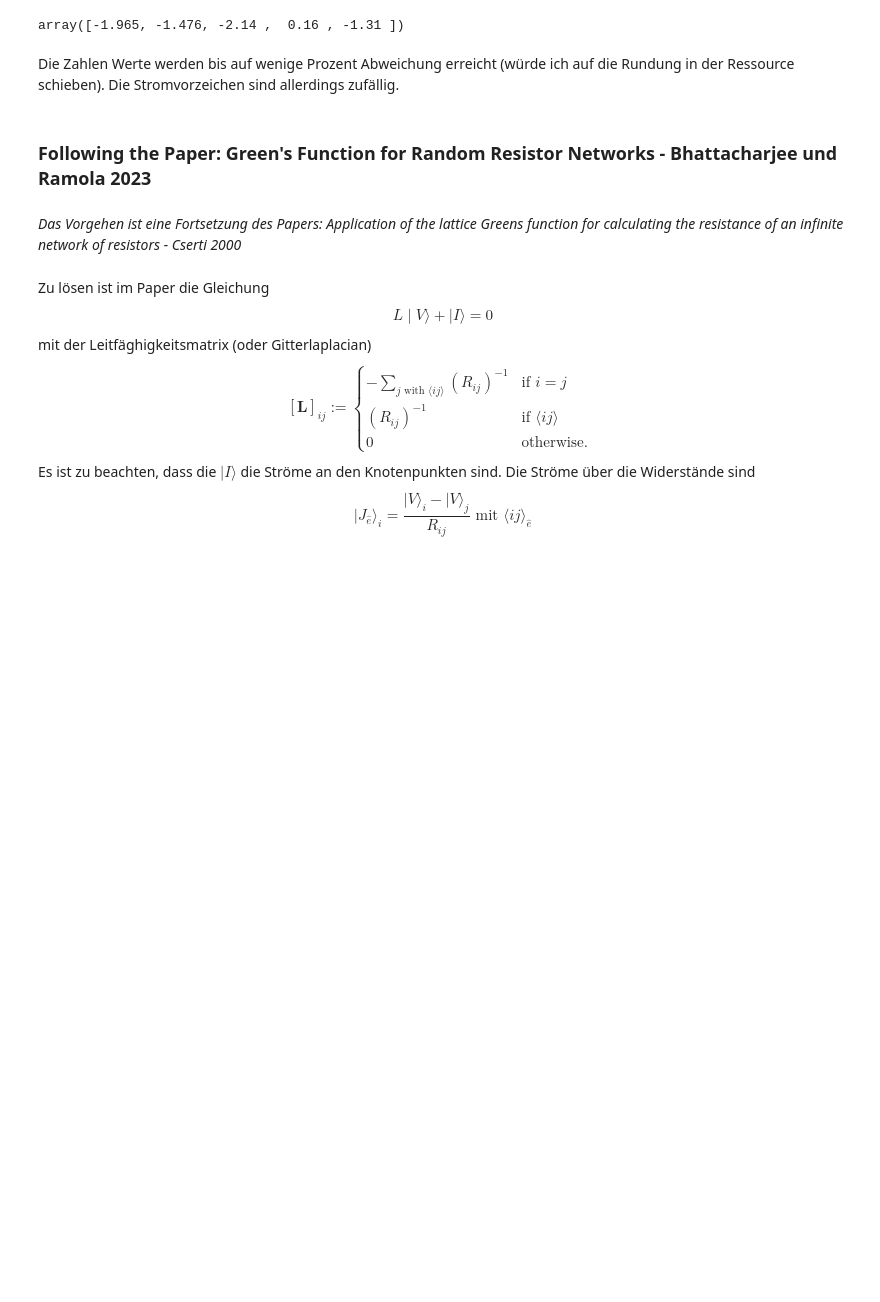
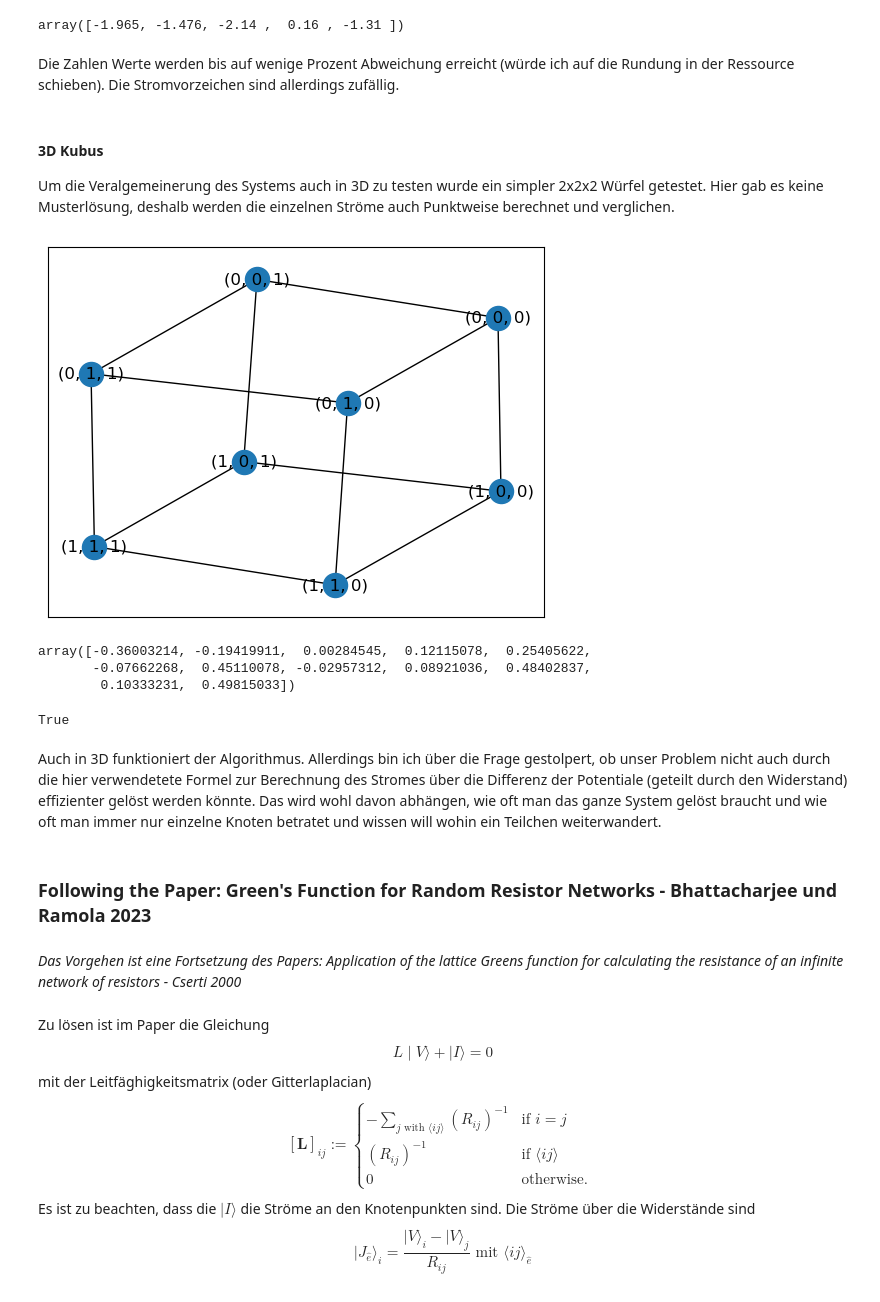
Before and after one commit to Tempus14/ResistorNet, a Jupyter notebook: Network-Solver.ipynb, the cells around one changed output. Cells and saved outputs as stored; diff of their text form; code cells hidden in the pictures; blank space fills up the shorter version.

```diff
--- a/Network-Solver.ipynb
+++ b/Network-Solver.ipynb
@@ -275,6 +300,52 @@ Wheat.currents()
 array([-1.965, -1.476, -2.14 ,  0.16 , -1.31 ])
 # %% [markdown]
 Die Zahlen Werte werden bis auf wenige Prozent Abweichung erreicht (würde ich auf die Rundung in der Ressource schieben). Die Stromvorzeichen sind allerdings zufällig.
+# %% [markdown]
+#### 3D Kubus
+Um die Veralgemeinerung des Systems auch in 3D zu testen wurde ein simpler 2x2x2 Würfel getestet. Hier gab es keine Musterlösung, deshalb werden die einzelnen Ströme auch Punktweise berechnet und verglichen.
+# %%
+#Initialize Lattice
+x1=2
+x2=2
+x3=2
+K = nx.grid_graph(dim=(x1,x2,x3)) #3D Grid
+#Adjacency Matrix
+A3=nx.adjacency_matrix(K, dtype = "float32")
+
+# 3D Resistances
+
+for (u, v) in K.edges():
+    K.edges[u,v]['weight'] = 1
+
+
+#Randomize 3D Potentials
+P_0=0
+sigmaP=0.5
+
+for (i,j,k) in G3.nodes:
+    K.nodes[i,j,k]['potential'] = random.normalvariate(P_0, sigmaP)
+labelsK = nx.get_node_attributes(K, 'potential')
+
+#Draw
+nx.draw_networkx(K)
+# %% [output]
+[figure, added]
+# %%
+Kub=Rommes(K)
+Kub.currents()
+# %% [output]
+array([-0.36003214, -0.19419911,  0.00284545,  0.12115078,  0.25405622,
+       -0.07662268,  0.45110078, -0.02957312,  0.08921036,  0.48402837,
+        0.10333231,  0.49815033])
+# %%
+x=[]
+for (i,j) in K.edges():
+    x.append(K.nodes[i]["potential"]-K.nodes[j]["potential"]) #Verwende dass R=1
+np.array_equal(x,Kub.currents())
+# %% [output]
+True
+# %% [markdown]
+Auch in 3D funktioniert der Algorithmus. Allerdings bin ich über die Frage gestolpert, ob unser Problem nicht auch durch die hier verwendetete Formel zur Berechnung des Stromes über die Differenz der Potentiale (geteilt durch den Widerstand) effizienter gelöst werden könnte. Das wird wohl davon abhängen, wie oft man das ganze System gelöst braucht und wie oft man immer nur einzelne Knoten betratet und wissen will wohin ein Teilchen weiterwandert.
 # %% [markdown]
 ### Following the Paper: Green's Function for Random Resistor Networks - Bhattacharjee und Ramola 2023
 # %% [markdown]
```
Also changed, not shown: parts of 31 cells of this notebook.
